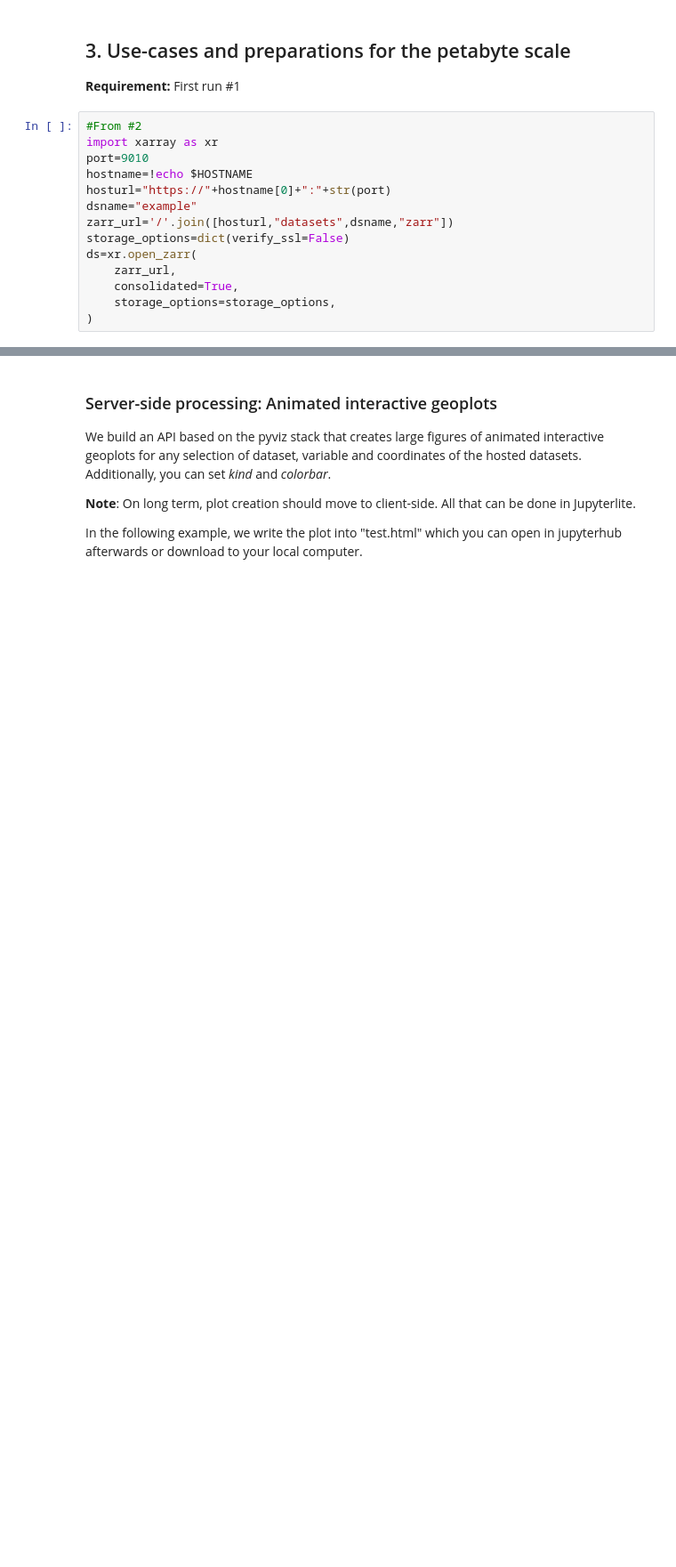
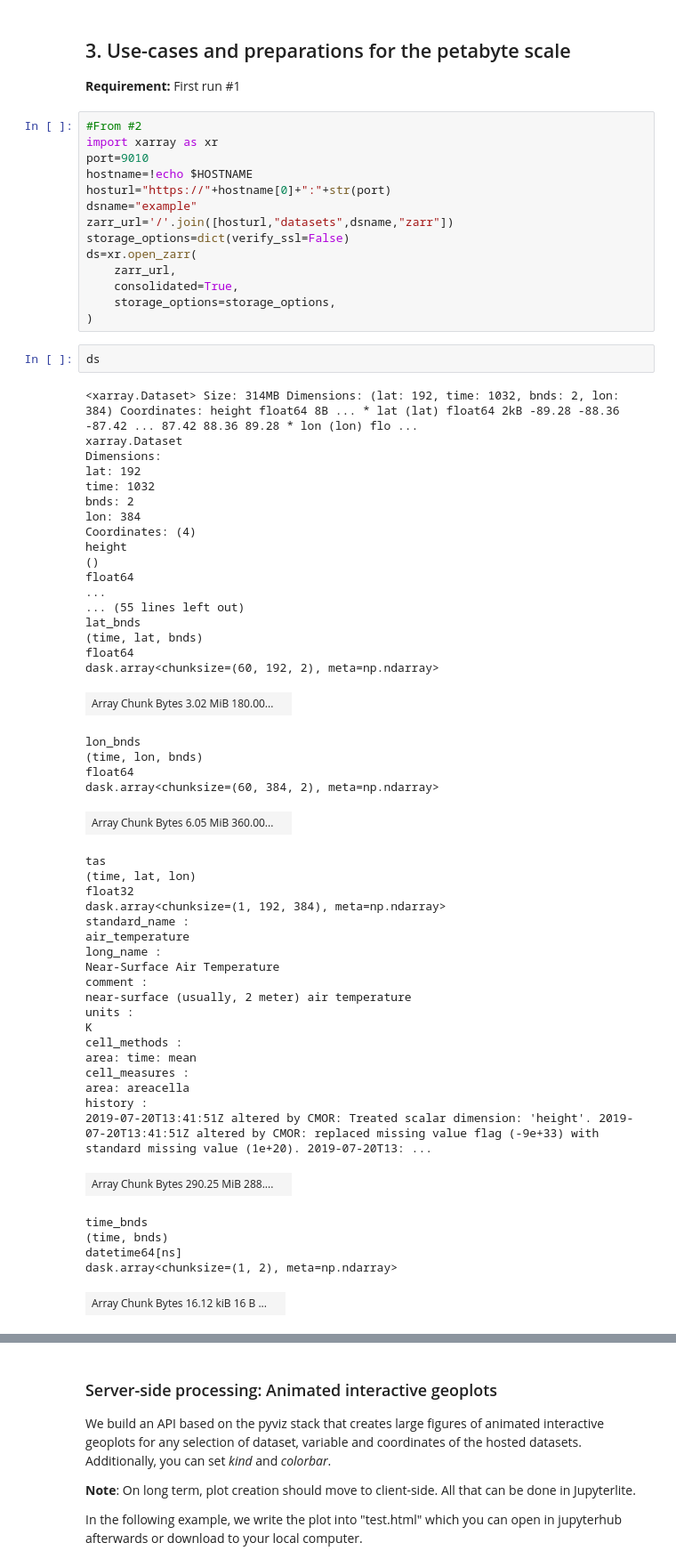
Before and after one commit to OpenScienceComputing/cloudify, a Jupyter notebook: workshop/3_use-cases-and-preparations.ipynb, the cells around one changed output, grey strips where cells are left out. Shown: that part at 89% size. Saved outputs shown, nothing was run; the diff lists cells and outputs as text; blank space fills up the shorter version.

```diff
--- a/workshop/3_use-cases-and-preparations.ipynb
+++ b/workshop/3_use-cases-and-preparations.ipynb
@@ -16,3 +16,53 @@ ds=xr.open_zarr(
     consolidated=True,
     storage_options=storage_options,
 )
+# %%
+ds
+# %% [output]
+<xarray.Dataset> Size: 314MB Dimensions: (lat: 192, time: 1032, bnds: 2, lon: 384) Coordinates: height float64 8B ... * lat (lat) float64 2kB -89.28 -88.36 -87.42 ... 87.42 88.36 89.28 * lon (lon) flo ...
+xarray.Dataset
+Dimensions:
+lat: 192
+time: 1032
+bnds: 2
+lon: 384
+Coordinates: (4)
+height
+()
+float64
+...
+... (55 lines left out)
+lat_bnds
+(time, lat, bnds)
+float64
+dask.array<chunksize=(60, 192, 2), meta=np.ndarray>
+| Array Chunk Bytes 3.02 MiB 180.00... |  |
+lon_bnds
+(time, lon, bnds)
+float64
+dask.array<chunksize=(60, 384, 2), meta=np.ndarray>
+| Array Chunk Bytes 6.05 MiB 360.00... |  |
+tas
+(time, lat, lon)
+float32
+dask.array<chunksize=(1, 192, 384), meta=np.ndarray>
+standard_name :
+air_temperature
+long_name :
+Near-Surface Air Temperature
+comment :
+near-surface (usually, 2 meter) air temperature
+units :
+K
+cell_methods :
+area: time: mean
+cell_measures :
+area: areacella
+history :
+2019-07-20T13:41:51Z altered by CMOR: Treated scalar dimension: 'height'. 2019-07-20T13:41:51Z altered by CMOR: replaced missing value flag (-9e+33) with standard missing value (1e+20). 2019-07-20T13: ...
+| Array Chunk Bytes 290.25 MiB 288.... |  |
+time_bnds
+(time, bnds)
+datetime64[ns]
+dask.array<chunksize=(1, 2), meta=np.ndarray>
+| Array Chunk Bytes 16.12 kiB 16 B ... |  |
```
Also changed, not shown: parts of 1 cell of this notebook, 1 other file.
